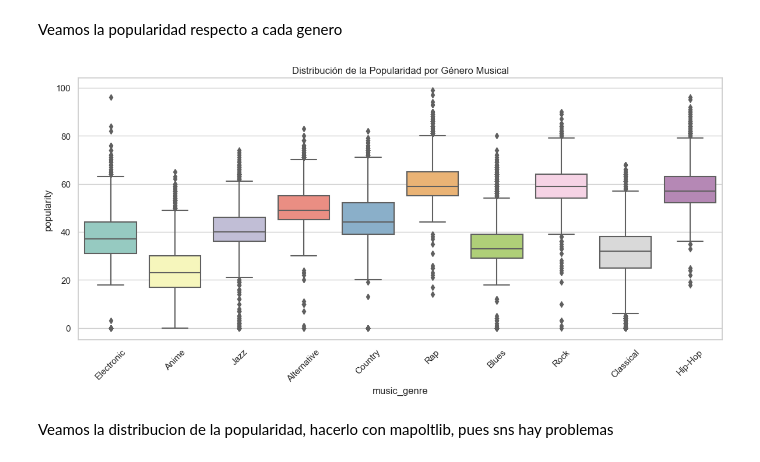
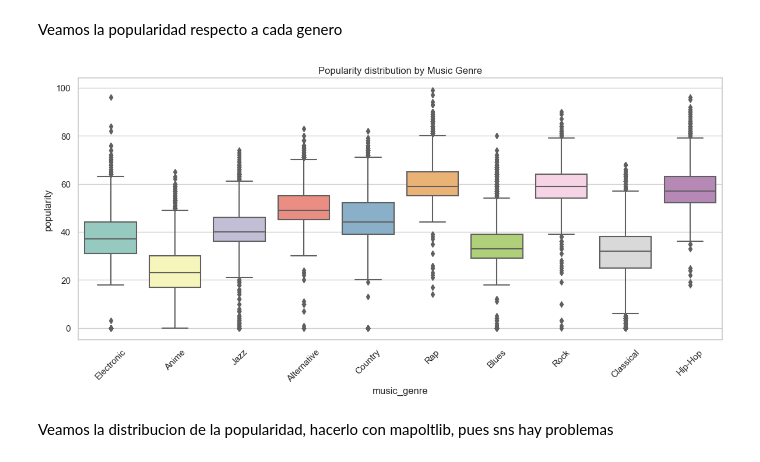
Before and after one commit to jaayg23/songs_popularity, a Jupyter notebook: notebooks/data_visualization.ipynb, the cells around one changed output. Drawn from its saved outputs; the diff is of its cells as text; code cells hidden in the pictures.

```diff
--- a/notebooks/data_visualization.ipynb
+++ b/notebooks/data_visualization.ipynb
@@ -73,12 +85,13 @@ Veamos la popularidad respecto a cada genero
 # %%
 plt.figure(figsize=(12, 6))
 sns.boxplot(data=df, x="music_genre", y="popularity", palette="Set3")
 plt.xticks(rotation=45)
-plt.title("Distribución de la Popularidad por Género Musical")
+plt.title("Popularity distribution by Music Genre")
 plt.tight_layout()
+plt.savefig("popularity_by_genre.png")
 plt.show()
 # %% [output]
-[figure, old version]
+[figure, new version]
 # %% [markdown]
 Veamos la distribucion de la popularidad, hacerlo con mapoltlib, pues sns hay problemas
 # %% [markdown]
```
Also changed, not shown: parts of 1 cell of this notebook, 1 other file.
